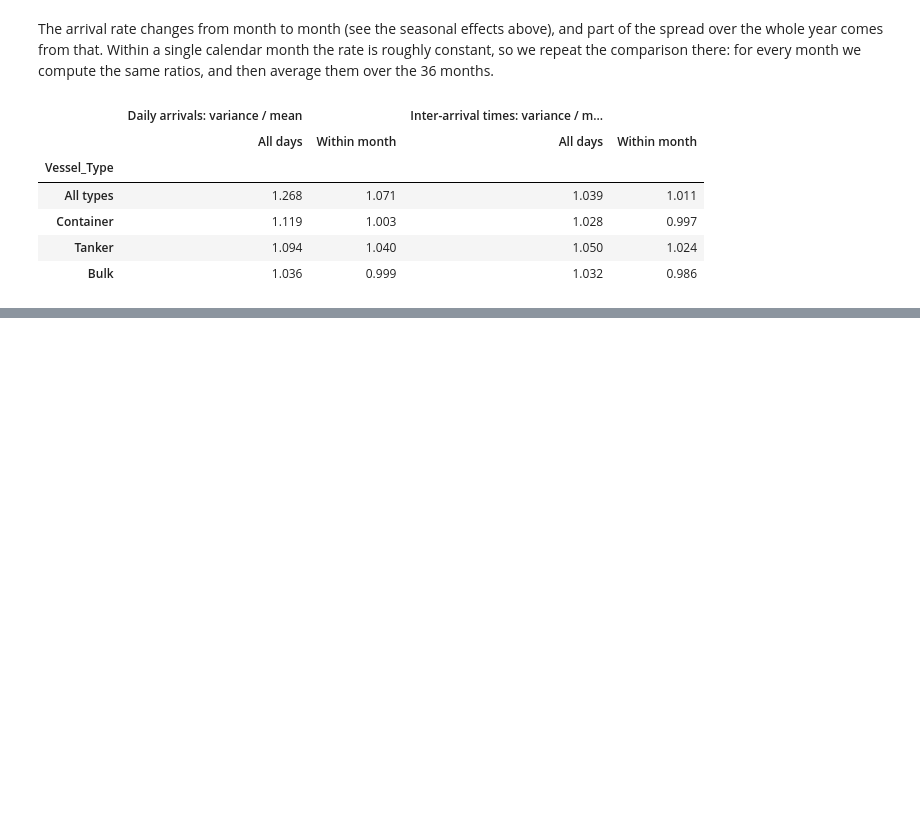
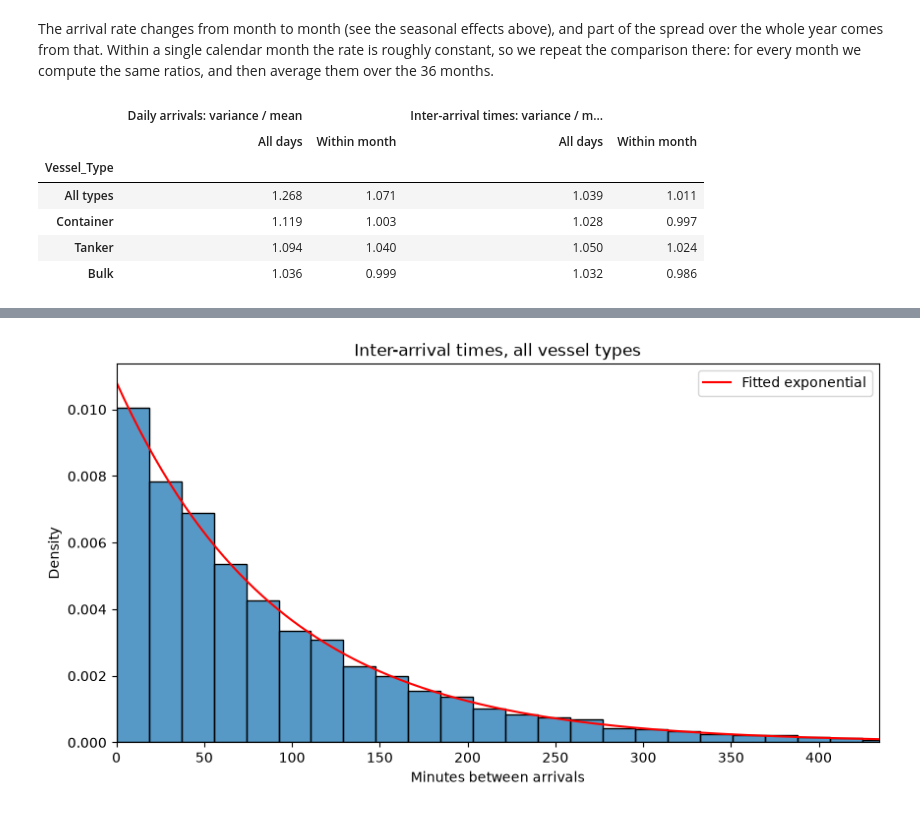
Before and after one commit to nikola300605/Stochastic_Simulation_Group_15, a Jupyter notebook: vessel_arrivals.ipynb, the cells around one changed output, grey strips where cells are left out. Saved outputs shown, nothing was run; the diff lists cells and outputs as text; code cells hidden in the pictures; blank space fills up the shorter version.

```diff
--- a/vessel_arrivals.ipynb
+++ b/vessel_arrivals.ipynb
@@ -426,0 +473,14 @@ seasonal_ratio_df.round(3)
+# %%
+g = gaps["All types"]
+x = np.linspace(0, g.quantile(0.99), 200)
+
+fig, ax = plt.subplots(figsize = (10, 5))
+sns.histplot(data = g, stat="density", binwidth=g.mean() / 5, ax=ax)
+ax.plot(x, expon(scale=g.mean()).pdf(x), color="r", label="Fitted exponential")
+ax.set_xlim(0, x[-1])
+ax.set_title("Inter-arrival times, all vessel types")
+ax.set_xlabel("Minutes between arrivals")
+ax.legend()
+fig.savefig("figures/inter_arrival_exponential_fit_all.png", bbox_inches="tight")
+# %% [output]
+[figure, added]
```
Also changed, not shown: parts of 4 cells of this notebook, 1 other file.
